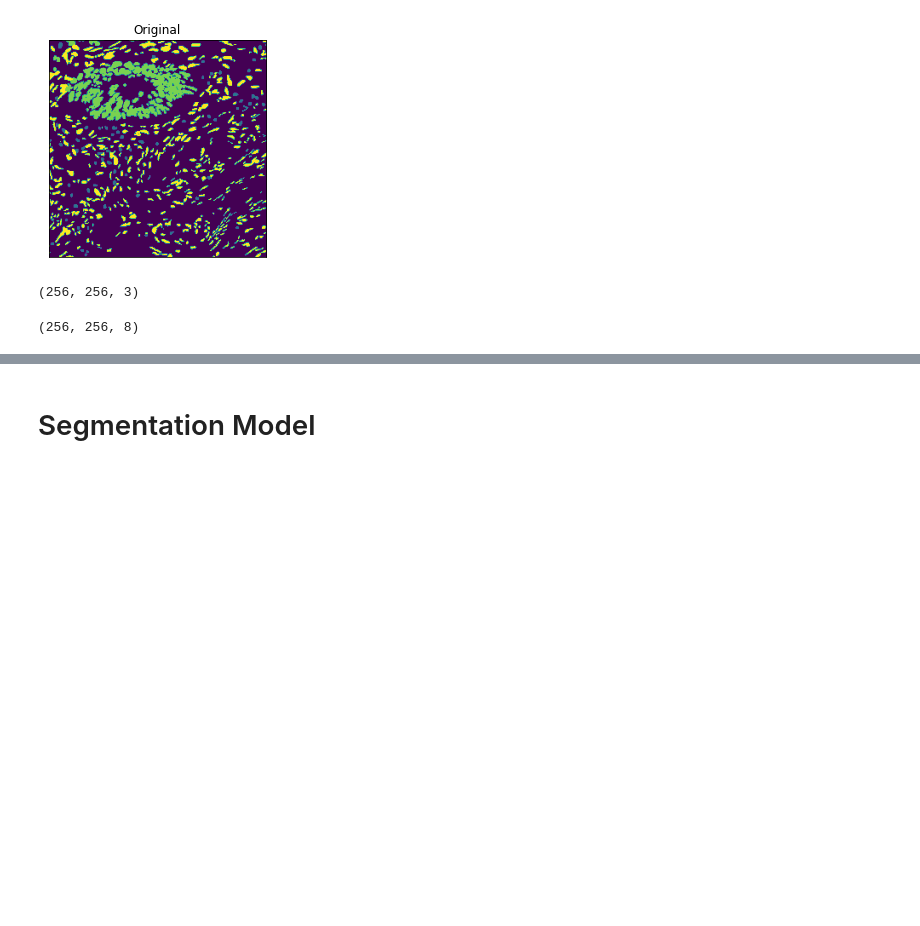
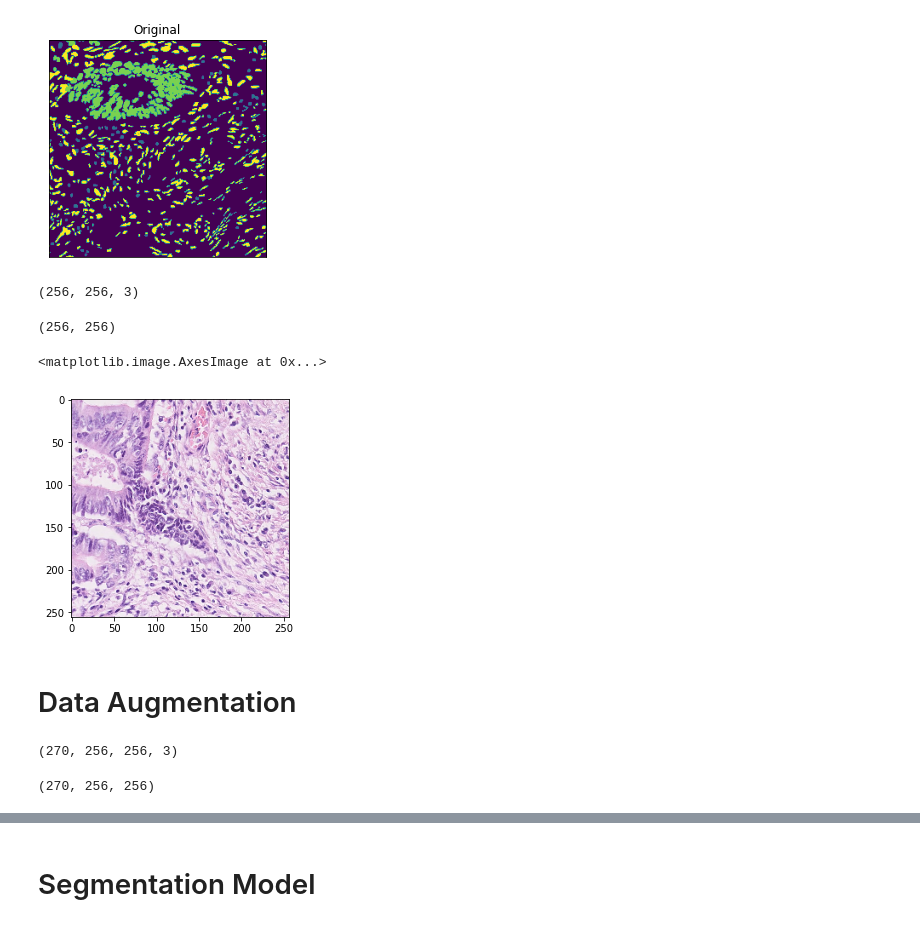
Before and after one commit to zahrasalarian/Artificial-Intelligence-in-Medicine-Projects, a Jupyter notebook: p4/main_p4.ipynb, the cells around one changed output, grey strips where cells are left out. Cells and saved outputs as stored; diff of their text form; code cells hidden in the pictures; blank space fills up the shorter version.

```diff
--- a/p4/main.ipynb
+++ b/p4/main_p4.ipynb
@@ -136,9 +142,10 @@ def resize_image(data):
     return np.array(res_img)
 # %%
 data['train_x'] =  resize_image(rm_4th_chnl(data['train_x']))
-data['train_y'] =  to_categorical(resize_image(data['train_y']))
+data['train_y'] =  resize_image(data['train_y'])
+
 data['test_x'] =  resize_image(rm_4th_chnl(data['test_x']))
-data['test_y'] = to_categorical(resize_image(data['test_y']))
+data['test_y'] =  resize_image(data['test_y'])
 # %% [output]
 27
 Original size (1000, 1000, 3)
@@ -163,4 +170,11 @@ data['train_x'][7].shape
 # %%
 data['train_y'][7].shape
 # %% [output]
-(256, 256, 8)
+(256, 256)
+# %%
+plt.imshow(data['train_x'][0])
+# %% [output]
+<matplotlib.image.AxesImage at 0x...>
+[figure, added]
+# %% [markdown]
+# Data Augmentation
@@ -166,0 +265,8 @@ data['train_y'][7].shape
+# %%
+np.array(new_images).shape
+# %% [output]
+(270, 256, 256, 3)
+# %%
+np.array(new_masks).shape
+# %% [output]
+(270, 256, 256)
```
Also changed, not shown: parts of 36 cells of this notebook, 7 other files.
